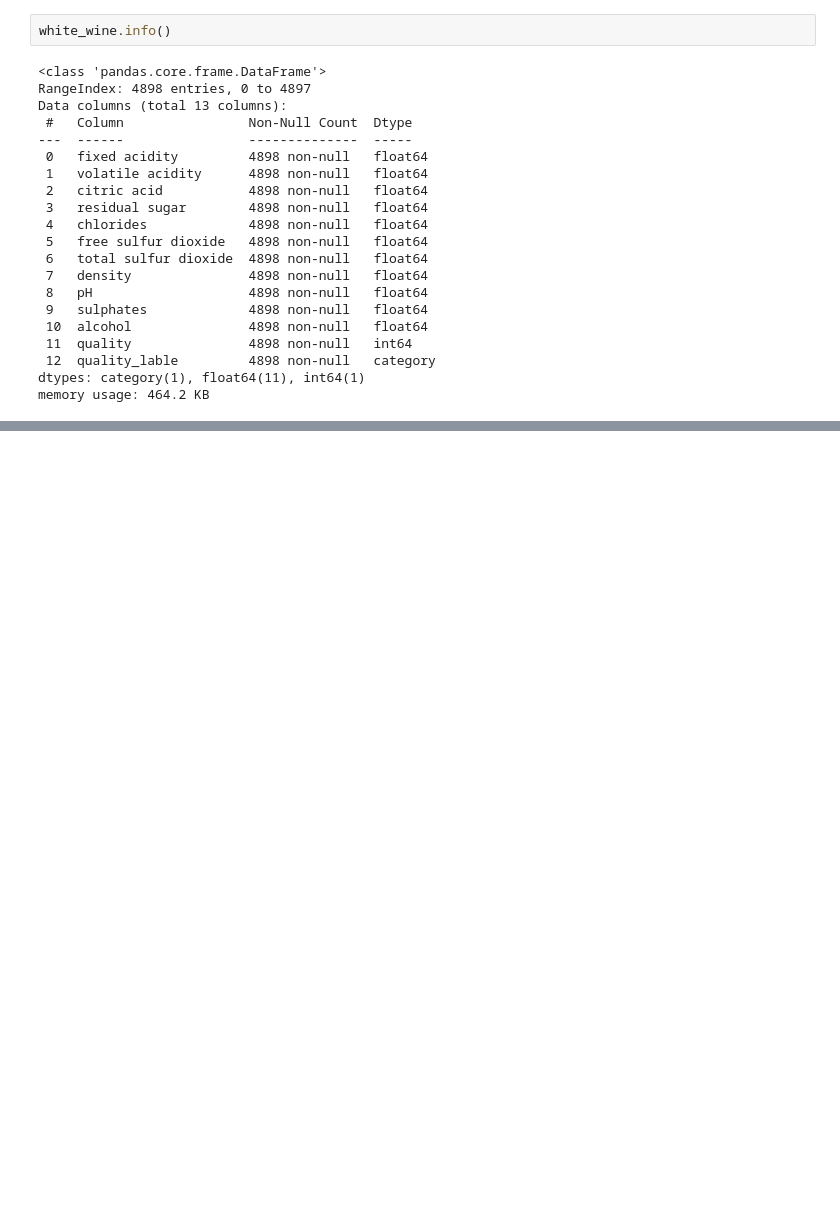
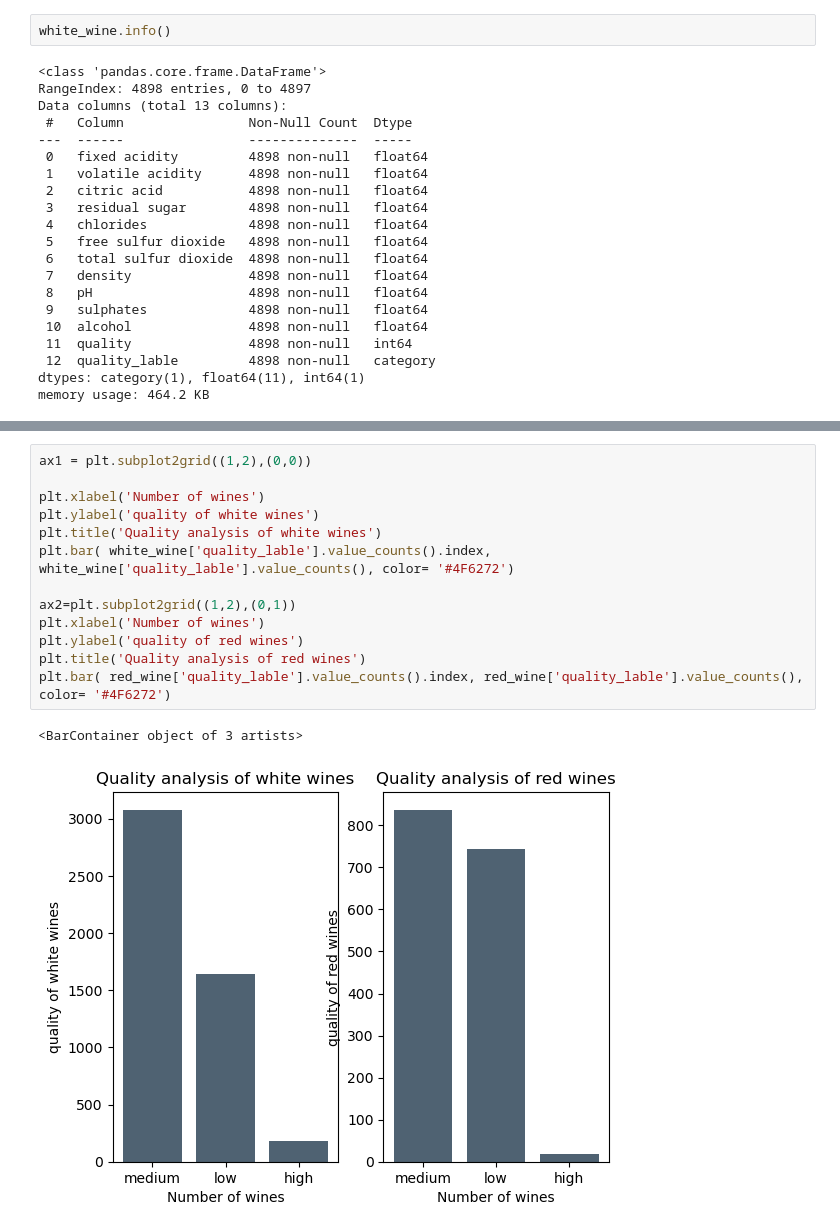
Before and after one commit to baes2021/P2-wine-EDA, a Jupyter notebook: wine_project.ipynb, the cells around one changed output, grey strips where cells are left out. Drawn from its saved outputs; the diff is of its cells as text; blank space fills up the shorter version.

Commit message:
add plots of quality analysis

```diff
--- a/wine_project.ipynb
+++ b/wine_project.ipynb
@@ -224,0 +313,16 @@ memory usage: 464.2 KB
+# %%
+ax1 = plt.subplot2grid((1,2),(0,0))
+
+plt.xlabel('Number of wines')
+plt.ylabel('quality of white wines')
+plt.title('Quality analysis of white wines')
+plt.bar( white_wine['quality_lable'].value_counts().index, white_wine['quality_lable'].value_counts(), color= '#4F6272')
+
+ax2=plt.subplot2grid((1,2),(0,1))
+plt.xlabel('Number of wines')
+plt.ylabel('quality of red wines')
+plt.title('Quality analysis of red wines')
+plt.bar( red_wine['quality_lable'].value_counts().index, red_wine['quality_lable'].value_counts(), color= '#4F6272')
+# %% [output]
+<BarContainer object of 3 artists>
+[figure, added]
```
Also changed, not shown: parts of 2 cells of this notebook.
